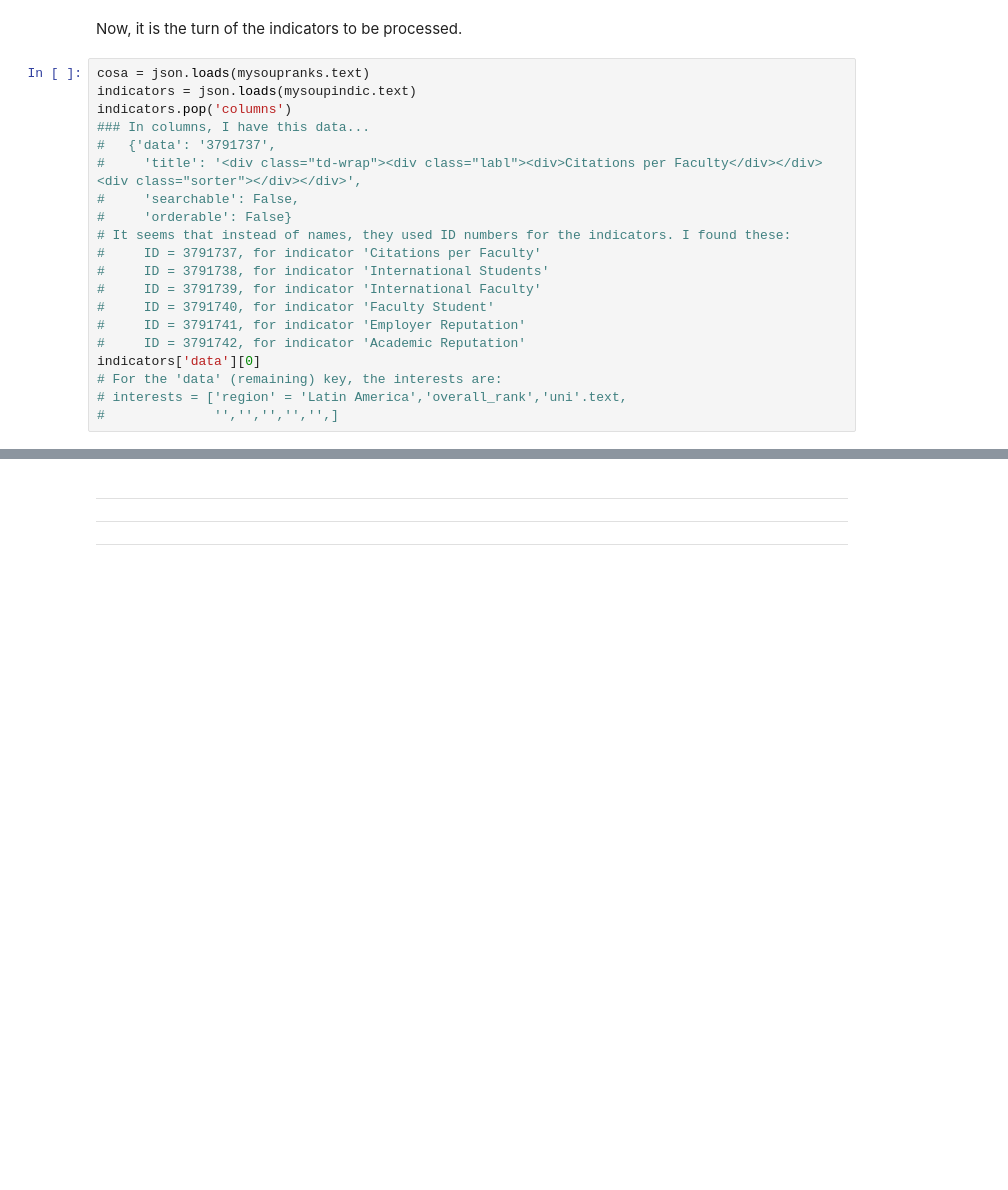
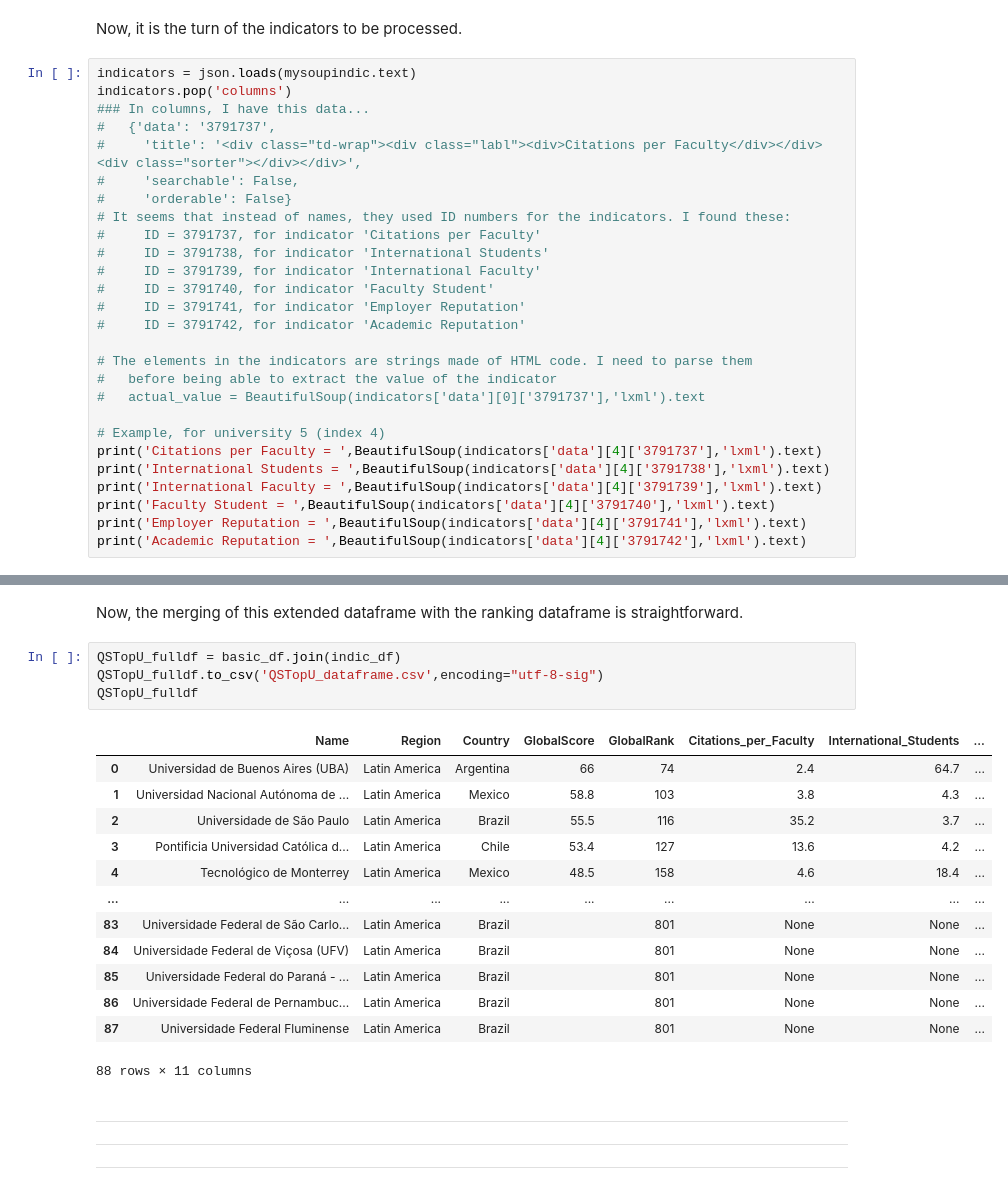
Before and after one commit to aurelioai/Capstone_personal, a Jupyter notebook: 01_define_scrap_sources.ipynb, the cells around one changed output, grey strips where cells are left out. Drawn from its saved outputs; the diff is of its cells as text; blank space fills up the shorter version.

Commit message:
Finished QSTopU scrapping

```diff
--- a/01_define_scrap_sources.ipynb
+++ b/01_define_scrap_sources.ipynb
@@ -499,7 +484,6 @@ basic_df.head(10)
 # %% [markdown]
 Now, it is the turn of the indicators to be processed.
 # %%
-cosa = json.loads(mysoupranks.text)
 indicators = json.loads(mysoupindic.text)
 indicators.pop('columns')
 ### In columns, I have this data...
@@ -514,8 +498,16 @@ indicators.pop('columns')
 #     ID = 3791740, for indicator 'Faculty Student'
 #     ID = 3791741, for indicator 'Employer Reputation'
 #     ID = 3791742, for indicator 'Academic Reputation'
-indicators['data'][0]
-# For the 'data' (remaining) key, the interests are:
-# interests = ['region' = 'Latin America','overall_rank','uni'.text,
-#              '','','','','',]
+
+# The elements in the indicators are strings made of HTML code. I need to parse them
+#   before being able to extract the value of the indicator
+#   actual_value = BeautifulSoup(indicators['data'][0]['3791737'],'lxml').text
+
+# Example, for university 5 (index 4)
+print('Citations per Faculty = ',BeautifulSoup(indicators['data'][4]['3791737'],'lxml').text)
+print('International Students = ',BeautifulSoup(indicators['data'][4]['3791738'],'lxml').text)
+print('International Faculty = ',BeautifulSoup(indicators['data'][4]['3791739'],'lxml').text)
+print('Faculty Student = ',BeautifulSoup(indicators['data'][4]['3791740'],'lxml').text)
+print('Employer Reputation = ',BeautifulSoup(indicators['data'][4]['3791741'],'lxml').text)
+print('Academic Reputation = ',BeautifulSoup(indicators['data'][4]['3791742'],'lxml').text)
 # %% [output]
@@ -539,3 +581,23 @@ indicators['data'][0]
+# %% [markdown]
+Now, the merging of this extended dataframe with the ranking dataframe is straightforward.
+# %%
+QSTopU_fulldf = basic_df.join(indic_df)
+QSTopU_fulldf.to_csv('QSTopU_dataframe.csv',encoding="utf-8-sig")
+QSTopU_fulldf
+# %% [output]
+|  | Name | Region | Country | GlobalScore | GlobalRank | Citations_per_Faculty | International_Students | ... |
+| 0 | Universidad de Buenos Aires (UBA) | Latin America | Argentina | 66 | 74 | 2.4 | 64.7 | ... |
+| 1 | Universidad Nacional Autónoma de ... | Latin America | Mexico | 58.8 | 103 | 3.8 | 4.3 | ... |
+| 2 | Universidade de São Paulo | Latin America | Brazil | 55.5 | 116 | 35.2 | 3.7 | ... |
+| 3 | Pontificia Universidad Católica d... | Latin America | Chile | 53.4 | 127 | 13.6 | 4.2 | ... |
+| 4 | Tecnológico de Monterrey | Latin America | Mexico | 48.5 | 158 | 4.6 | 18.4 | ... |
+| ... | ... | ... | ... | ... | ... | ... | ... | ... |
+| 83 | Universidade Federal de São Carlo... | Latin America | Brazil |  | 801 | None | None | ... |
+| 84 | Universidade Federal de Viçosa (UFV) | Latin America | Brazil |  | 801 | None | None | ... |
+| 85 | Universidade Federal do Paraná - ... | Latin America | Brazil |  | 801 | None | None | ... |
+| 86 | Universidade Federal de Pernambuc... | Latin America | Brazil |  | 801 | None | None | ... |
+| 87 | Universidade Federal Fluminense | Latin America | Brazil |  | 801 | None | None | ... |
+88 rows × 11 columns
 # %% [markdown]
 <hr></hr><hr></hr><hr></hr>
 # %% [markdown]
```
Also changed, not shown: parts of 4 cells of this notebook, 1 other file.
